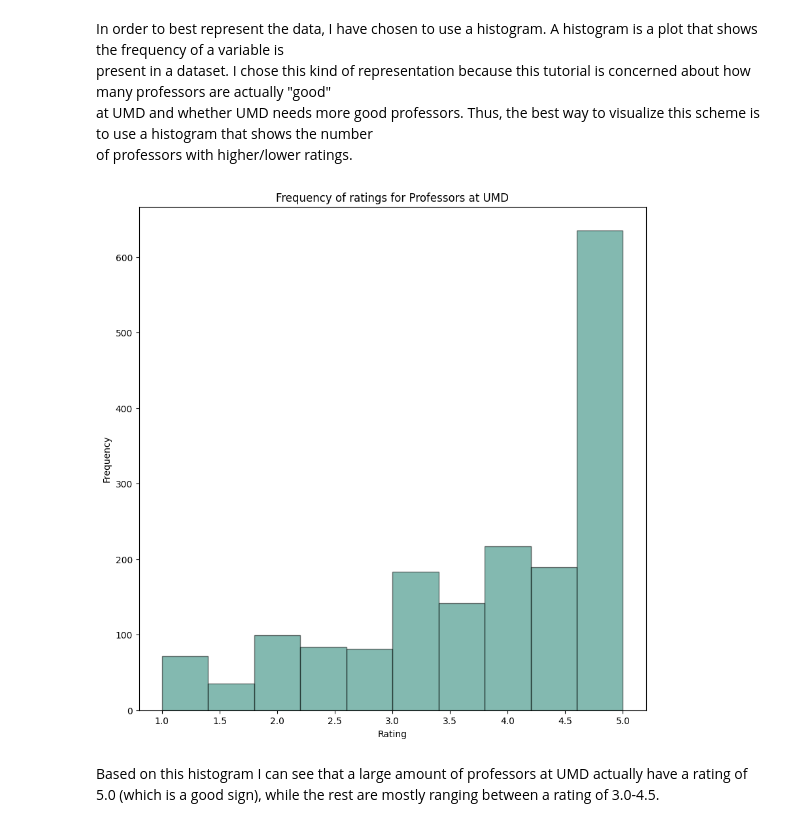
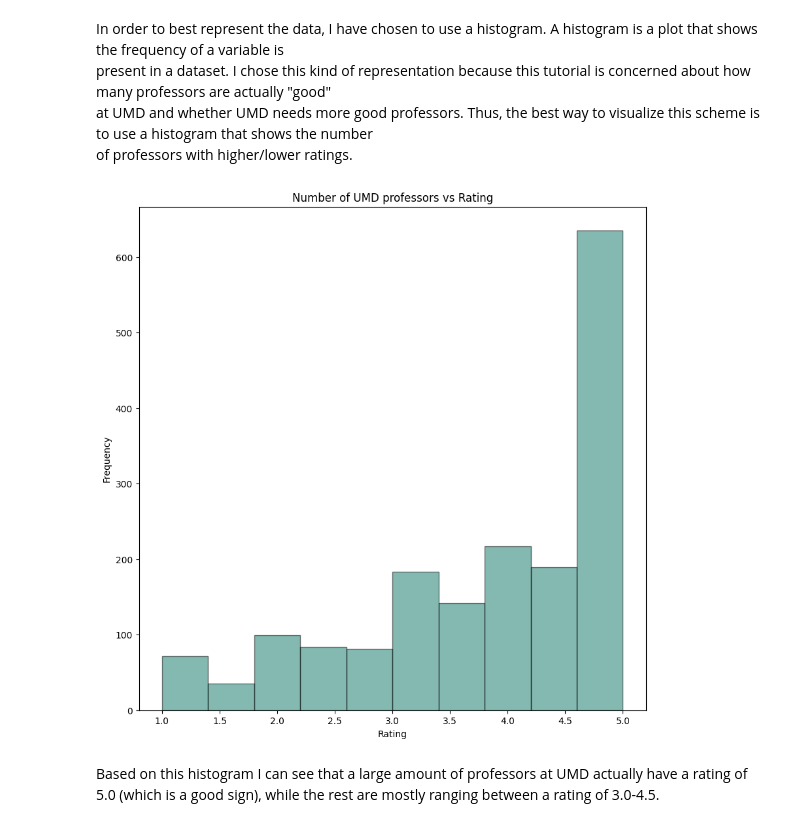
Before and after one commit to 1404mri/cmsc320final, a Jupyter notebook: main.ipynb, the cells around one changed output. Saved outputs shown, nothing was run; the diff lists cells and outputs as text; code cells hidden in the pictures.

```diff
--- a/main.ipynb
+++ b/main.ipynb
@@ -20,6 +28,6 @@ tqdm.pandas()
 # %%
 #Reading the data of umd salaries usings pandas and viewing the head
-salary_data = pd.read_csv("data/umd_salaries.csv").drop(columns=["Unnamed: 0"])
+salary_data = pd.read_csv("https://raw.githubusercontent.com/1404mri/cmsc320final/main/data/umd_salaries.csv").drop(columns=["Unnamed: 0"])
 salary_data.head()
 # %% [output]
 |  | Division | Department | Title | Employee | Salary |
@@ -30,0 +52,7 @@ salary_data.head()
+# %%
+#Getting the ratings of professors from planetterp
+ratings = [] # will be a list of pd dataframes
+for i in tqdm(range(119)): # 118 requests!
+    ratings.append(
+        pd.DataFrame(requests.get("https://planetterp.com/api/v1/professors",params={"reviews": "true", "offset": str(i * 100)}).json())
+    ) # sets the offset to skip the past i * 100 professors already loaded; review = true to count number of reviews
@@ -120,5 +151,7 @@ ratings["average_rating"].count()
 # %%
 #Removing null ratings
 data = data.sort_values(by="average_rating", ascending=False)[data["average_rating"].notnull()]
+# Replacing department names with their abbreviations
+data["Department"] = data["Department"].apply(lambda x: x.split("-")[0])
 data.head()
 # %% [output]
@@ -161,14 +176,14 @@ of professors with higher/lower ratings.
 # %%
 #Creating the histogram
 fig, ax = plt.subplots(figsize= (10,10))
 ax.hist(data['average_rating'],alpha = 0.5, color = "#097562",edgecolor = "black")
 #Setting title and axis labels
-plt.title("Frequency of ratings for Professors at UMD")
+plt.title("Number of UMD professors vs Rating")
 plt.xlabel('Rating')
 plt.ylabel("Frequency")
 plt.show()
 # %% [output]
-[figure, old version]
+[figure, new version]
 # %% [markdown]
 Based on this histogram I can see that a large amount of professors at UMD actually have a rating of 5.0 (which is a good sign), while the rest are mostly ranging between a rating
 of 3.0-4.5.
```
Also changed, not shown: parts of 43 cells of this notebook.
